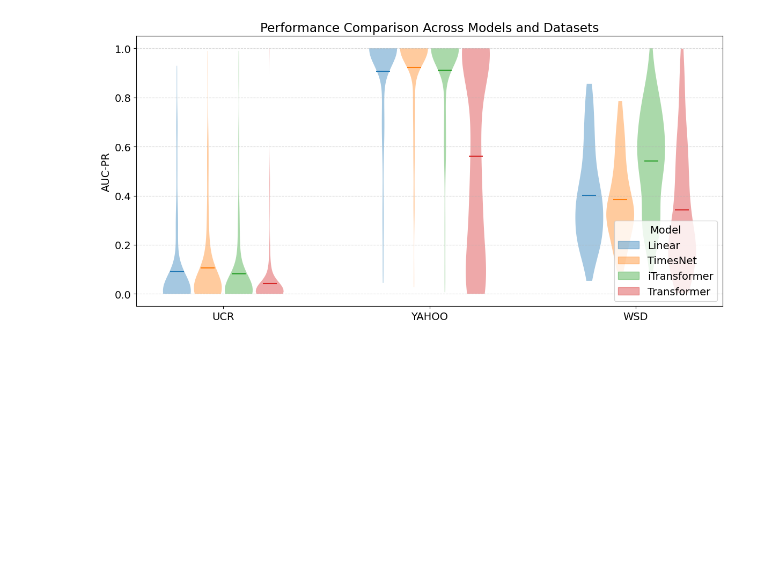
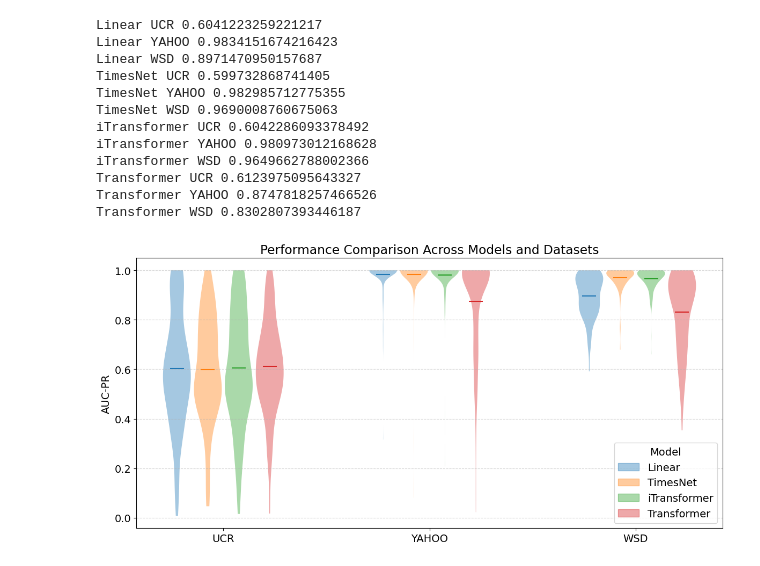
Before and after one commit to GuillaumeCld/DeepTSAD_eval, a Jupyter notebook: Untitled.ipynb, the cells around one changed output. Cells and saved outputs as stored; diff of their text form; code cells hidden in the pictures; blank space fills up the shorter version.

```diff
--- a/Untitled.ipynb
+++ b/Untitled.ipynb
@@ -5,7 +5,7 @@ import matplotlib.pyplot as plt
 import matplotlib.colors as colors
 # %%
 timesnet_dis = pd.read_csv("results/TimesNet/disjoint.csv")
-timesnet_avr = pd.read_csv("results/TimesNet/mean.csv")
+timesnet_avr = pd.read_csv("results/TimesNet/ensemble_32_20_overlapping.csv")
 
 dlinear_dis = pd.read_csv("results/DLinear/ disjoint_short.csv")
 dlinear_avr = pd.read_csv("results/DLinear/ mean.csv")
@@ -248,7 +264,8 @@ for m_idx, (model_name, df) in enumerate(models.items()):
     for d_idx, ds in enumerate(dataset_names):
         # Select rows for this dataset
         mask = df["filename"].str.contains(ds)
-        vals = df.loc[mask, "AUC-PR"].dropna()
+        vals = df.loc[mask, "AUC-ROC"].dropna()
+        print(model_name, ds, np.mean(vals))
 
         if len(vals) > 0:
             data.append(vals)
@@ -262,34 +279,46 @@ for m_idx, (model_name, df) in enumerate(models.items()):
     parts = plt.violinplot(
         data,
         positions=positions,
         widths=offset * 0.9,
         showmeans=True,
         showmedians=False,
         showextrema=False,
     )
 
     # Make violins a bit transparent so overlaps are visible
     for pc in parts["bodies"]:
         pc.set_alpha(0.4)
 
     # Store one patch per model for legend (color taken from first body)
     color = parts["bodies"][0].get_facecolor().flatten()
     if m_idx == 0:
         legend_patches = []
     legend_patches.append(mpatches.Patch(color=color, label=model_name))
 
 # X-axis: one tick per dataset
 plt.xticks(range(1, n_datasets + 1), dataset_names)
 plt.ylabel("AUC-PR")
 plt.title("Performance Comparison Across Models and Datasets")
 
 plt.grid(axis="y", linestyle="--", alpha=0.5)
 plt.legend(handles=legend_patches, title="Model")
 plt.tight_layout()
 plt.savefig("datasets.pdf", format="pdf")
 plt.show()
 # %% [output]
+Linear UCR 0.6041223259221217
+Linear YAHOO 0.9834151674216423
+Linear WSD 0.8971470950157687
+TimesNet UCR 0.599732868741405
+TimesNet YAHOO 0.982985712775355
+TimesNet WSD 0.9690008760675063
+iTransformer UCR 0.6042286093378492
+iTransformer YAHOO 0.980973012168628
+iTransformer WSD 0.9649662788002366
+Transformer UCR 0.6123975095643327
+Transformer YAHOO 0.8747818257466526
+Transformer WSD 0.8302807393446187
-[figure, old version]
+[figure, new version]
 # %%
 import matplotlib.pyplot as plt
 import numpy as np
```
Also changed, not shown: parts of 7 cells of this notebook, 54 other files.
